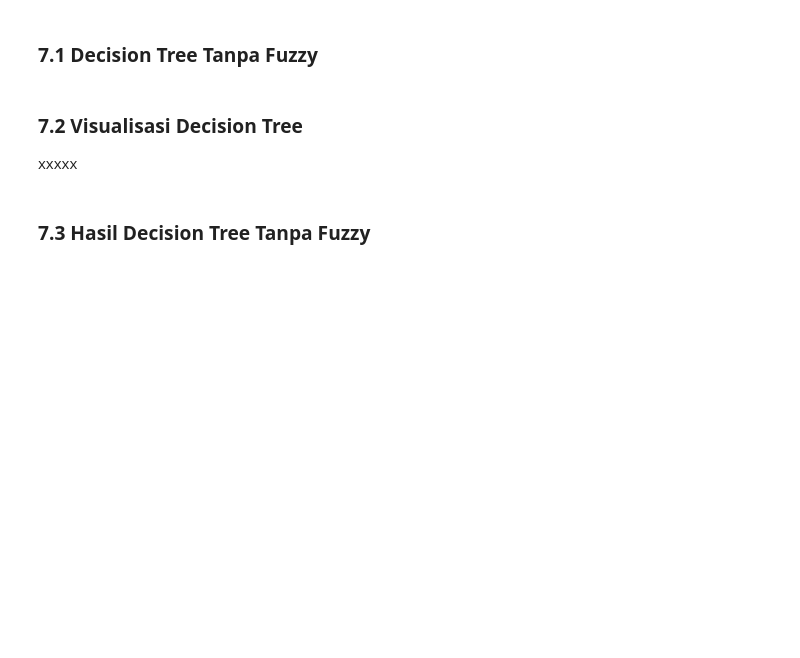
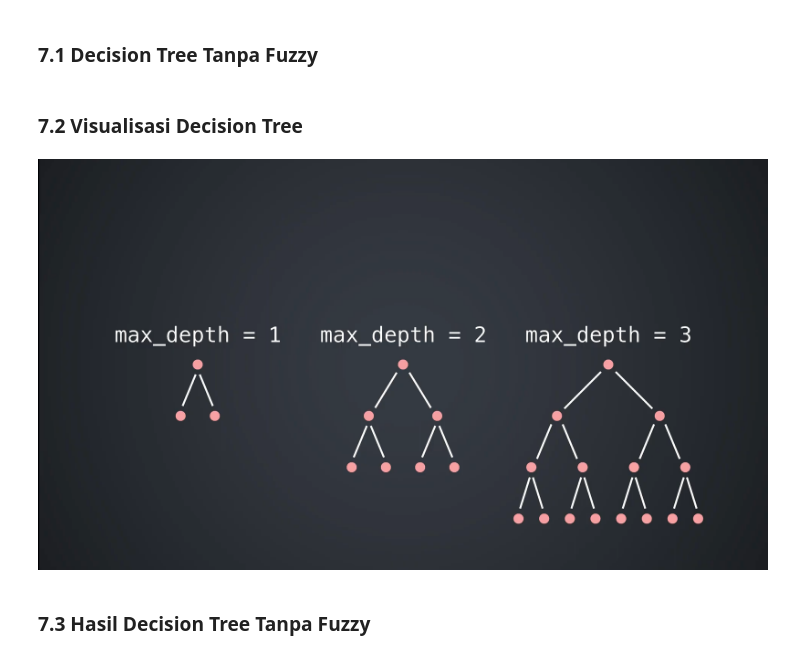
Before and after one commit to aariffaqiih/CAK2HAB3-DASAR-KECERDASAN-ARTIFISIAL, a Jupyter notebook: TUGAS BESAR/colab/Machine_Learning_for_Passenger_Satisfaction.ipynb, the cells around one changed output. Cells and saved outputs as stored; diff of their text form; code cells hidden in the pictures; blank space fills up the shorter version.

```diff
--- a/TUGAS BESAR/colab/Machine_Learning_for_Passenger_Satisfaction.ipynb
+++ b/TUGAS BESAR/colab/Machine_Learning_for_Passenger_Satisfaction.ipynb
@@ -435,8 +439,10 @@ metrics_dt_original = {
 }
 # %% [markdown]
 ### **7.2 Visualisasi Decision Tree**
-
-xxxxx
+# %%
+display(Image('DT.png'))
+# %% [output]
+[figure, added]
 # %% [markdown]
 ### **7.3 Hasil Decision Tree Tanpa Fuzzy**
 # %%
```
Also changed, not shown: parts of 11 cells of this notebook.
